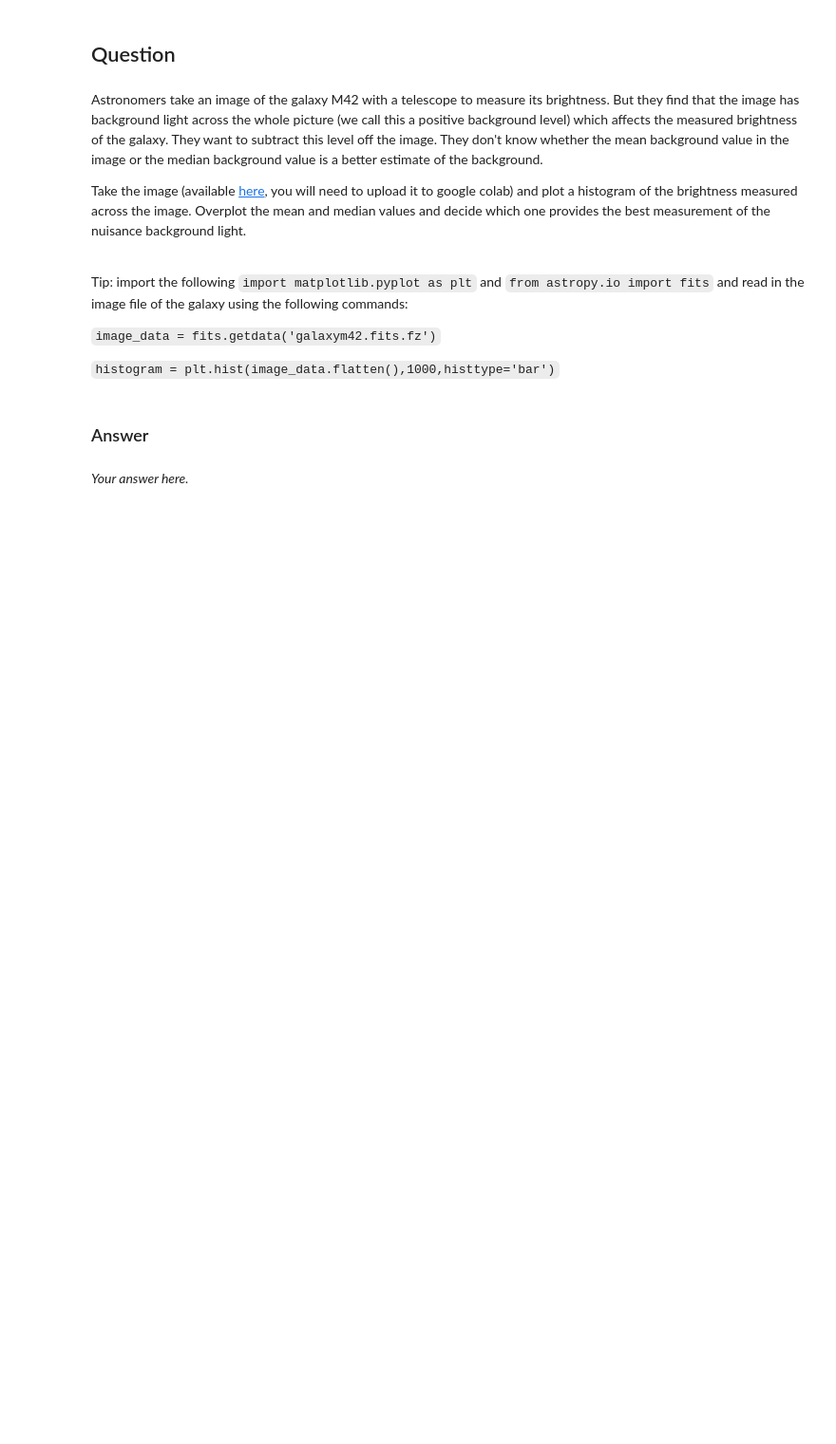
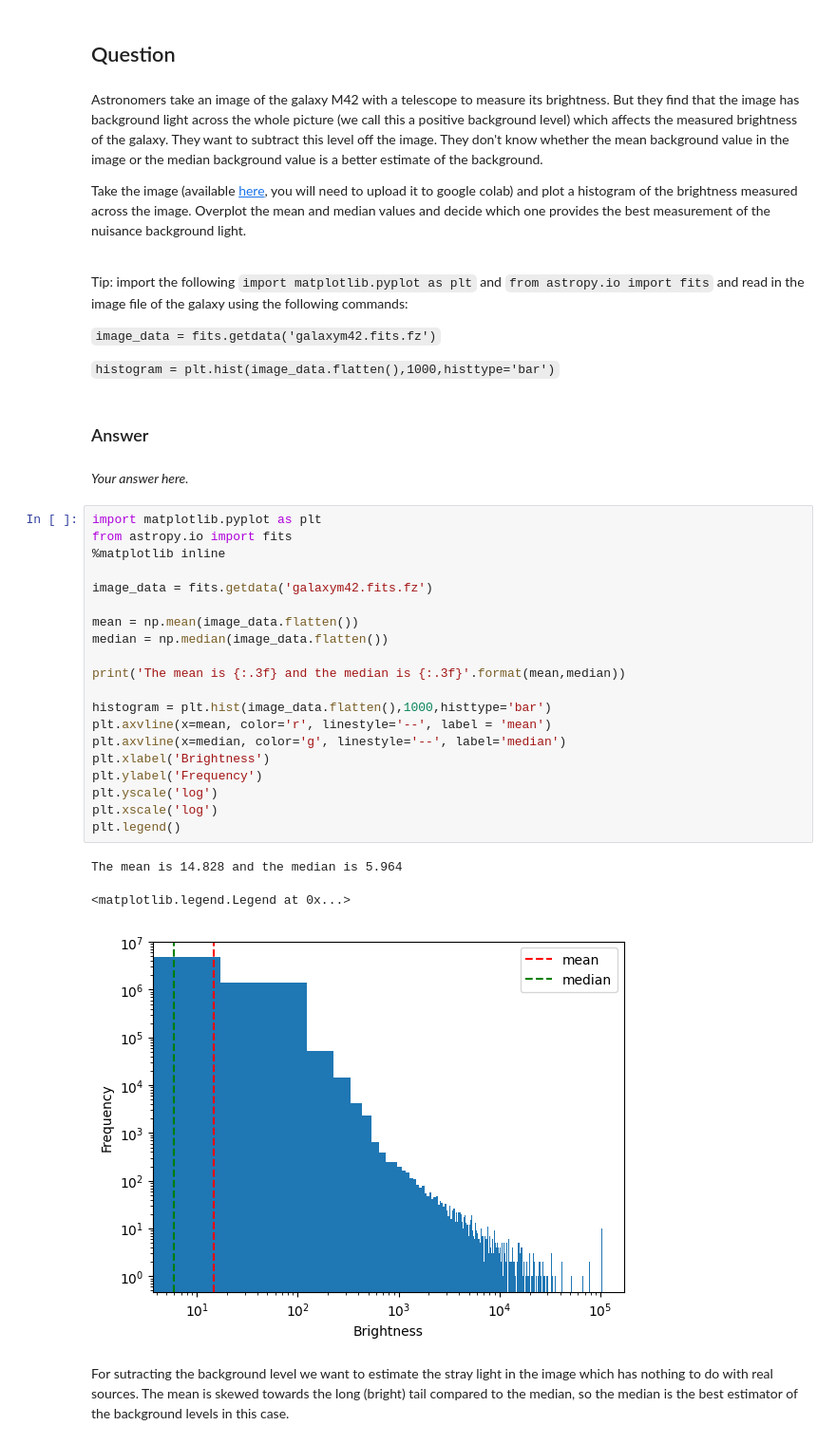
Before and after one commit to Clarke-Henshaw-Miles/extra, a Jupyter notebook: DATA SCIENCE/Chapter3Attempt.ipynb, the cells around one changed output. Shown: that part at 95% size. Saved outputs shown, nothing was run; the diff lists cells and outputs as text; blank space fills up the shorter version.

```diff
--- a/DATA SCIENCE/Chapter3Attempt.ipynb
+++ b/DATA SCIENCE/Chapter3Attempt.ipynb
@@ -159,3 +213,31 @@ Tip: import the following `import matplotlib.pyplot as plt` and `from astropy.io
 ### Answer
 # %% [markdown]
 *Your answer here.*
+# %%
+import matplotlib.pyplot as plt
+from astropy.io import fits
+%matplotlib inline
+
+image_data = fits.getdata('galaxym42.fits.fz')
+
+mean = np.mean(image_data.flatten())
+median = np.median(image_data.flatten())
+
+print('The mean is {:.3f} and the median is {:.3f}'.format(mean,median))
+
+histogram = plt.hist(image_data.flatten(),1000,histtype='bar')
+plt.axvline(x=mean, color='r', linestyle='--', label = 'mean')
+plt.axvline(x=median, color='g', linestyle='--', label='median')
+plt.xlabel('Brightness')
+plt.ylabel('Frequency')
+plt.yscale('log')
+plt.xscale('log')
+plt.legend()
+# %% [output]
+The mean is 14.828 and the median is 5.964
+<matplotlib.legend.Legend at 0x...>
+[figure, added]
+# %% [markdown]
+For sutracting the background level we want to estimate the stray light in the image which has
+nothing to do with real sources. The mean is skewed towards the long (bright) tail compared to
+the median, so the median is the best estimator of the background levels in this case.
```
Also changed, not shown: parts of 6 cells of this notebook.
